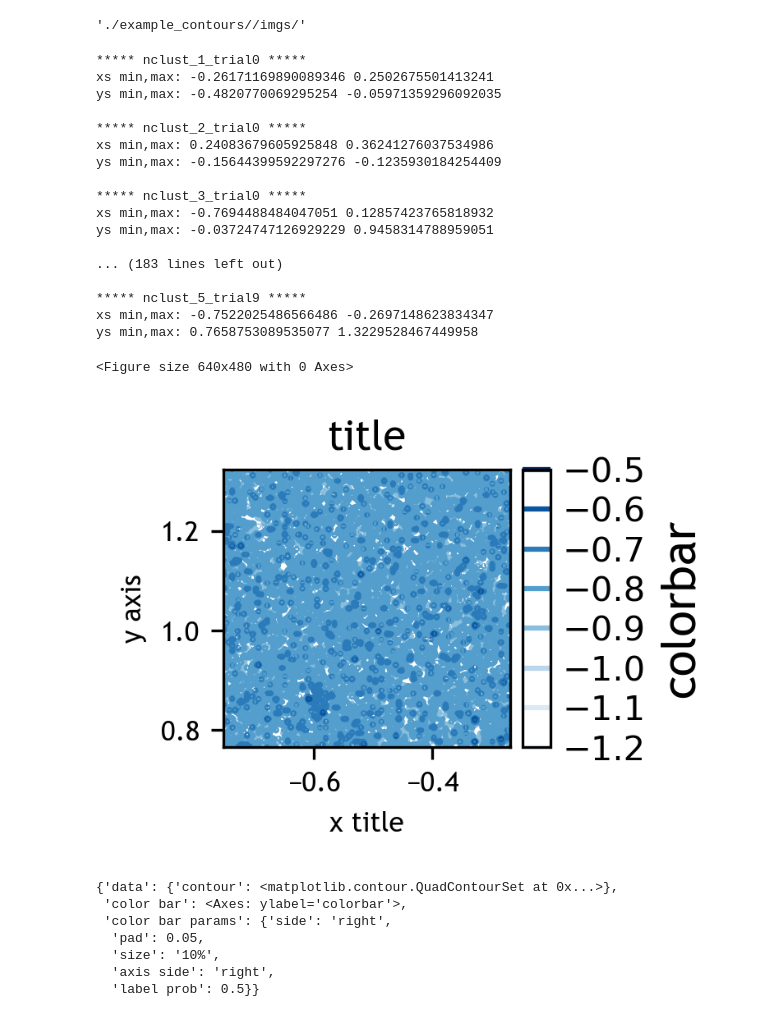
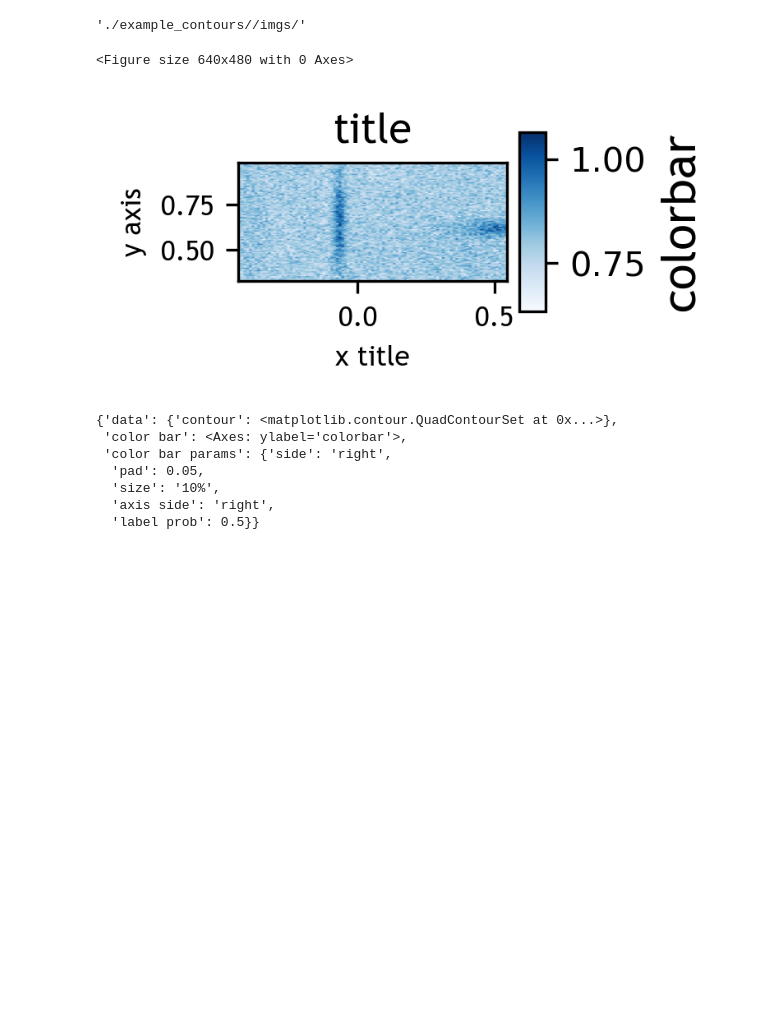
Before and after one commit to ReadingTimeMachine/LLM_VQA_JCDL2025, a Jupyter notebook: create_example_contours_jcdl2025.ipynb, the cells around one changed output. Drawn from its saved outputs; the diff is of its cells as text; code cells hidden in the pictures; blank space fills up the shorter version.

Commit message:
havent figured aspect ratio thing yet

```diff
--- a/create_example_contours_jcdl2025.ipynb
+++ b/create_example_contours_jcdl2025.ipynb
@@ -504,7 +504,7 @@ for n in range(ntrials):
     for nclust in nclusters:
         print('')
         base_name = 'nclust_' + str(nclust) + '_trial' + str(n)
-        print('*****', base_name, '*****')
+        #print('*****', base_name, '*****')
 
         # this becomes more important when we have multiple axes and more complex plots
         data_for_plots = []
@@ -528,28 +528,31 @@ for n in range(ntrials):
                         base=2, verbose=False, tight_layout = tight_layout)
 
         for iplot, ax in enumerate(axes):
-            # choose xmin/max/etc a bit more carefully
-            xmin = rng.uniform(low=plot_params_loop[plot_type]['xmin'],
-                           high=plot_params_loop[plot_type]['xmax'])
-            xmax = rng.uniform(low=plot_params_loop[plot_type]['xmin'],
-                           high=plot_params_loop[plot_type]['xmax'])
-            if xmin > xmax:
-                x1 = xmin
-                xmin = xmax
-                xmax = x1
-            ymin = rng.uniform(low=plot_params_loop[plot_type]['ymin'],
-                           high=plot_params_loop[plot_type]['ymax'])
-            scale = (xmax-xmin)*rng.uniform(low=0.25,high=1.5)
-            ymax = ymin + scale
+            # # choose xmin/max/etc a bit more carefully
+            # xmin = rng.uniform(low=plot_params_loop[plot_type]['xmin'],
+            #                high=plot_params_loop[plot_type]['xmax'])
+            # xmax = rng.uniform(low=plot_params_loop[plot_type]['xmin'],
+            #                high=plot_params_loop[plot_type]['xmax'])
+            # if xmin > xmax:
+            #     x1 = xmin
+            #     xmin = xmax
+            #     xmax = x1
+            # ymin = rng.uniform(low=plot_params_loop[plot_type]['ymin'],
+            #                high=plot_params_loop[plot_type]['ymax'])
+            # scale = (xmax-xmin)*rng.uniform(low=0.25,high=1.5)
+            # ymax = ymin + scale
 
+            # data_for_plot = get_data(plot_params_loop[plot_type],
+            #                 plot_type=plot_type,
+            #                         distribution=distribution_type,
+            #                         rng=rng, nx=nx_points, ny=ny_points,
+            #                         xmin=xmin, xmax=xmax, ymin=ymin,ymax=ymax)
             data_for_plot = get_data(plot_params_loop[plot_type],
                             plot_type=plot_type,
                                     distribution=distribution_type,
-                                    rng=rng, nx=nx_points, ny=ny_points,
-                                    xmin=xmin, xmax=xmax, ymin=ymin,ymax=ymax)
-
-            print('xs min,max:', data_for_plot['xs'].min(), data_for_plot['xs'].max())
-            print('ys min,max:', data_for_plot['ys'].min(), data_for_plot['ys'].max())
+                                    rng=rng, nx=nx_points, ny=ny_points)
+            #print('xs min,max:', data_for_plot['xs'].min(), data_for_plot['xs'].max())
+            #print('ys min,max:', data_for_plot['ys'].min(), data_for_plot['ys'].max())
 
             data_from_plot, ax = make_plot(plot_params_here[plot_type], data_for_plot,
                                     axes[0], plot_type=plot_type,
@@ -576,6 +579,12 @@ for n in range(ntrials):
                 cbar_nums.append(len(cbar_nums)) # add extra for axes for colorbar
             else:
                 cbar_nums.append(-1)
+
+            x_range = data_for_plot['xs'].max() - data_for_plot['xs'].min()
+            y_range = data_for_plot['ys'].max() - data_for_plot['ys'].min()
+            aspect_ratio = x_range / y_range
+            ax.set_aspect(1/aspect_ratio)  # Inverse to counteract the scale difference
+            #ax.set_aspect(aspect_fig, adjustable='box')
 
 
 
@@ -638,52 +647,37 @@ for n in range(ntrials):
         #                                           verbose=verbose_qa)
 
         #         ###### L2 #######
         #         # stats items
         #         for axis in ['x', 'y', 'color']:
         #             for k,v in stats.items():
         #                 if len(axes) > 1:
         #                     qa_pairs = q_stats_scatters(datas, qa_pairs, stat={k:v},
         #                                                 axis=axis, plot_num=iplot,
         #                                                 use_words=False, verbose=verbose_qa)
         #                 qa_pairs = q_stats_scatters(datas, qa_pairs, stat={k:v},
         #                                             axis=axis, plot_num=iplot,
         #                                             use_words=True, verbose=verbose_qa)
         #         # ###### L3 ######
         #         # type of distribution
         #         qa_pairs = q_relationship_scatters(datas, qa_pairs, plot_num = iplot,
         #                  return_qa=True, use_words=True,
         #                  use_list=True,
         #                 line_list = ['random','linear','gaussian mixture model'],
         #                 verbose=verbose_qa)
 
         # datas['VQA'] = qa_pairs
 
         # #import sys; sys.exit()
 
         # # dump full data
         # dumped = json.dumps(datas, cls=NumpyEncoder)
         # with open(json_dir + base_name + '.json', 'w') as f:
         #     json.dump(dumped, f)
+
+print('DONE!')
 # %% [output]
-***** nclust_1_trial0 *****
-xs min,max: -0.26171169890089346 0.2502675501413241
-ys min,max: -0.4820770069295254 -0.05971359296092035
-
-***** nclust_2_trial0 *****
-xs min,max: 0.24083679605925848 0.36241276037534986
-ys min,max: -0.15644399592297276 -0.1235930184254409
-
-***** nclust_3_trial0 *****
-xs min,max: -0.7694488484047051 0.12857423765818932
-ys min,max: -0.03724747126929229 0.9458314788959051
-
-... (183 lines left out)
-
-***** nclust_5_trial9 *****
-xs min,max: -0.7522025486566486 -0.2697148623834347
-ys min,max: 0.7658753089535077 1.3229528467449958
+<Figure size 640x480 with 0 Axes>
-<Figure size 640x480 with 0 Axes>
-[figure, old version]
+[figure, new version]
 # %%
 data_from_plot
 # %% [output]
```
Also changed, not shown: 50 other files.
